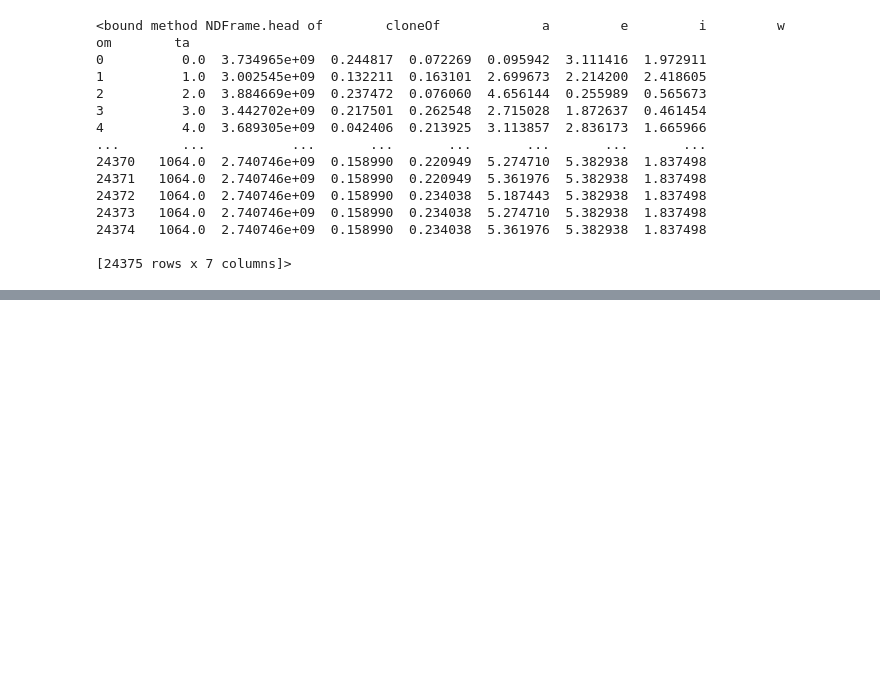
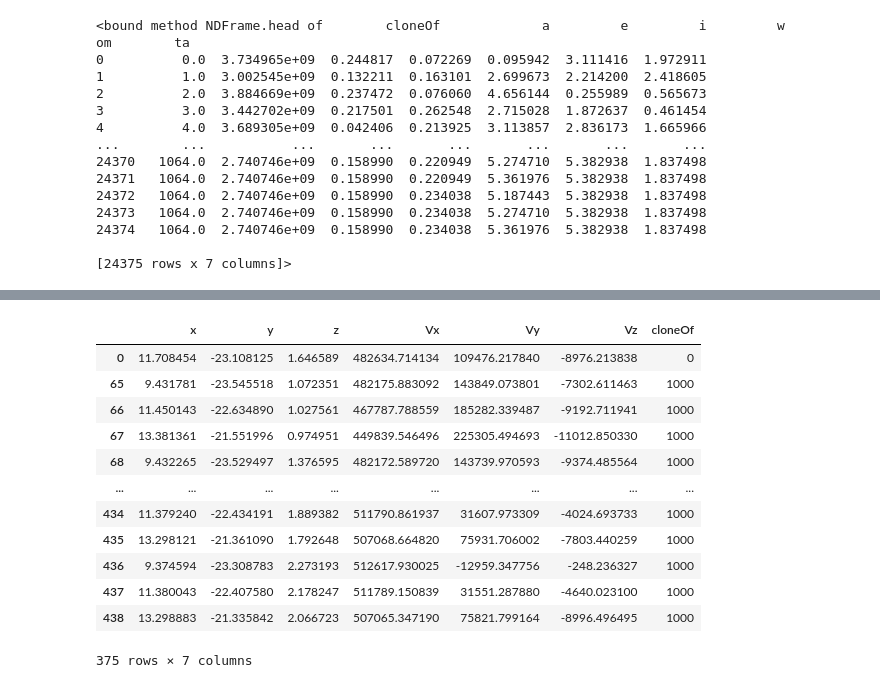
Before and after one commit to ThijsSpoor99/Project-Computational-Science, a Jupyter notebook: processCentaurs.ipynb, the cells around one changed output, grey strips where cells are left out. Saved outputs shown, nothing was run; the diff lists cells and outputs as text; code cells hidden in the pictures; blank space fills up the shorter version.

```diff
--- a/processCentaurs.ipynb
+++ b/processCentaurs.ipynb
@@ -322,0 +273,17 @@ additional_point_cloud_views(tempDF)
+# %%
+centaurFirstClones = centaurs[(centaurs['cloneOf'] == 0) | (centaurs['cloneOf'] == 1000)]
+centaurFirstClones
+# %% [output]
+|  | x | y | z | Vx | Vy | Vz | cloneOf |
+| 0 | 11.708454 | -23.108125 | 1.646589 | 482634.714134 | 109476.217840 | -8976.213838 | 0 |
+| 65 | 9.431781 | -23.545518 | 1.072351 | 482175.883092 | 143849.073801 | -7302.611463 | 1000 |
+| 66 | 11.450143 | -22.634890 | 1.027561 | 467787.788559 | 185282.339487 | -9192.711941 | 1000 |
+| 67 | 13.381361 | -21.551996 | 0.974951 | 449839.546496 | 225305.494693 | -11012.850330 | 1000 |
+| 68 | 9.432265 | -23.529497 | 1.376595 | 482172.589720 | 143739.970593 | -9374.485564 | 1000 |
+| ... | ... | ... | ... | ... | ... | ... | ... |
+| 434 | 11.379240 | -22.434191 | 1.889382 | 511790.861937 | 31607.973309 | -4024.693733 | 1000 |
+| 435 | 13.298121 | -21.361090 | 1.792648 | 507068.664820 | 75931.706002 | -7803.440259 | 1000 |
+| 436 | 9.374594 | -23.308783 | 2.273193 | 512617.930025 | -12959.347756 | -248.236327 | 1000 |
+| 437 | 11.380043 | -22.407580 | 2.178247 | 511789.150839 | 31551.287880 | -4640.023100 | 1000 |
+| 438 | 13.298883 | -21.335842 | 2.066723 | 507065.347190 | 75821.799164 | -8996.496495 | 1000 |
+375 rows × 7 columns
```
Also changed, not shown: parts of 8 cells of this notebook, 4 other files.
